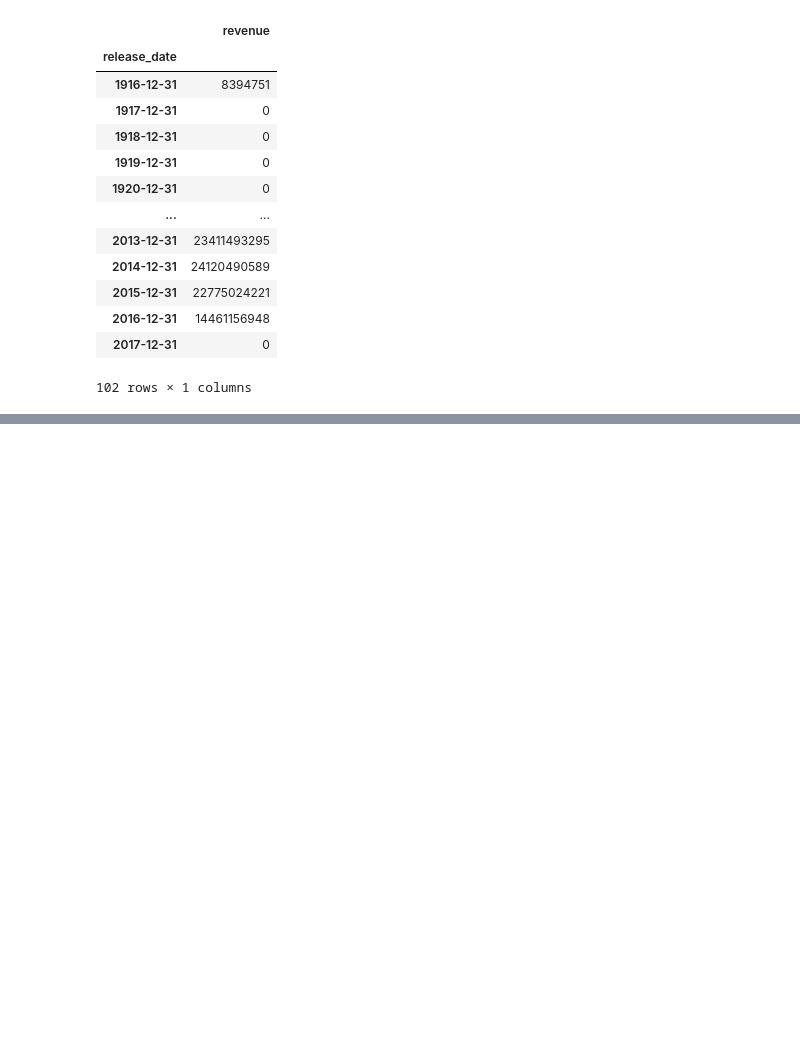
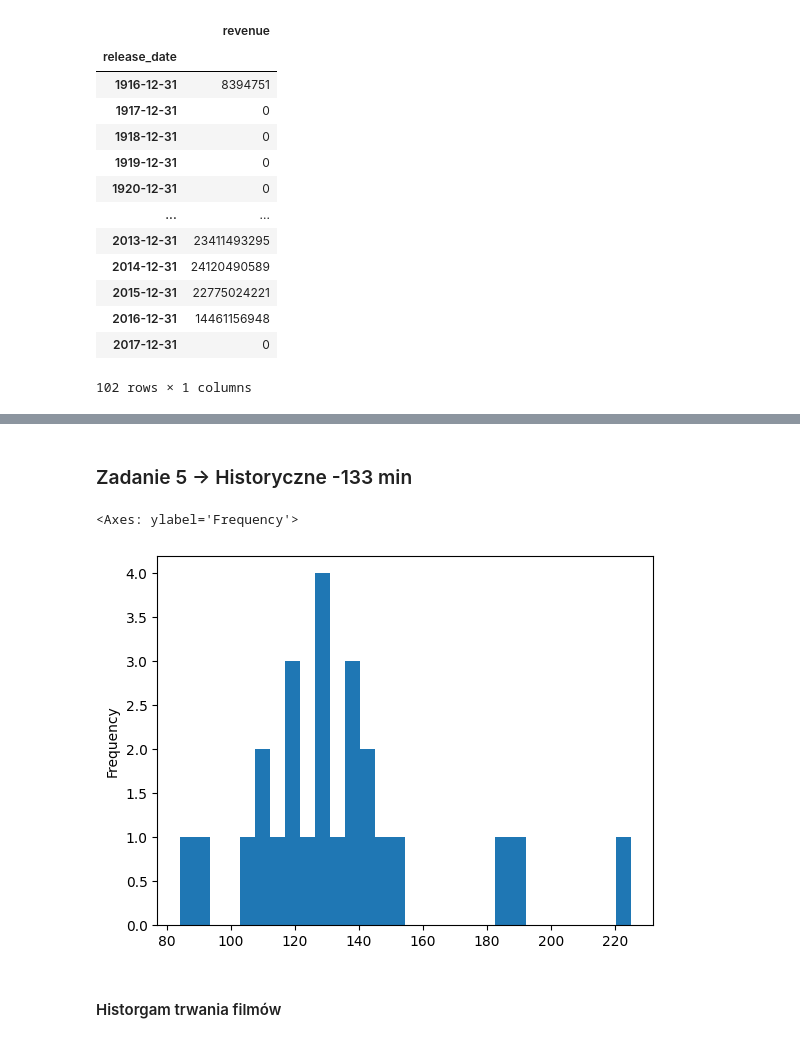
Before and after one commit to szczesnym/ML-AI, a Jupyter notebook: Unit9/Wizualizacja.ipynb, the cells around one changed output, grey strips where cells are left out. Drawn from its saved outputs; the diff is of its cells as text; code cells hidden in the pictures; blank space fills up the shorter version.

```diff
--- a/Unit9/Wizualizacja.ipynb
+++ b/Unit9/Wizualizacja.ipynb
@@ -72,0 +80,2 @@ df_movies[df_movies['genre_id'].isnull()]
+# %%
+df_movies['release_date'].fillna(df_movies['release_date'].mean(), inplace=True)
@@ -96,0 +170,4 @@ df_movies.groupby(pd.Grouper(key='release_date', freq='y')).agg({'revenue':'sum'
+# %%
+mdf_movies = pd.merge(left=df_movies, right=df_genres, how='left', left_on='genre_id', right_on='Id')
+# %%
+mdf_movies.drop('Id_y', inplace=True, axis=1)
@@ -96,0 +219,9 @@ df_movies.groupby(pd.Grouper(key='release_date', freq='y')).agg({'revenue':'sum'
+# %% [markdown]
+### Zadanie 5 -> Historyczne -133 min
+# %%
+mdf_movies[mdf_movies['genres'] =='History']['runtime'].plot(kind='hist', bins=30)
+# %% [output]
+<Axes: ylabel='Frequency'>
+[figure, added]
+# %% [markdown]
+#### Historgam trwania filmów
```
Also changed, not shown: parts of 15 cells of this notebook.
